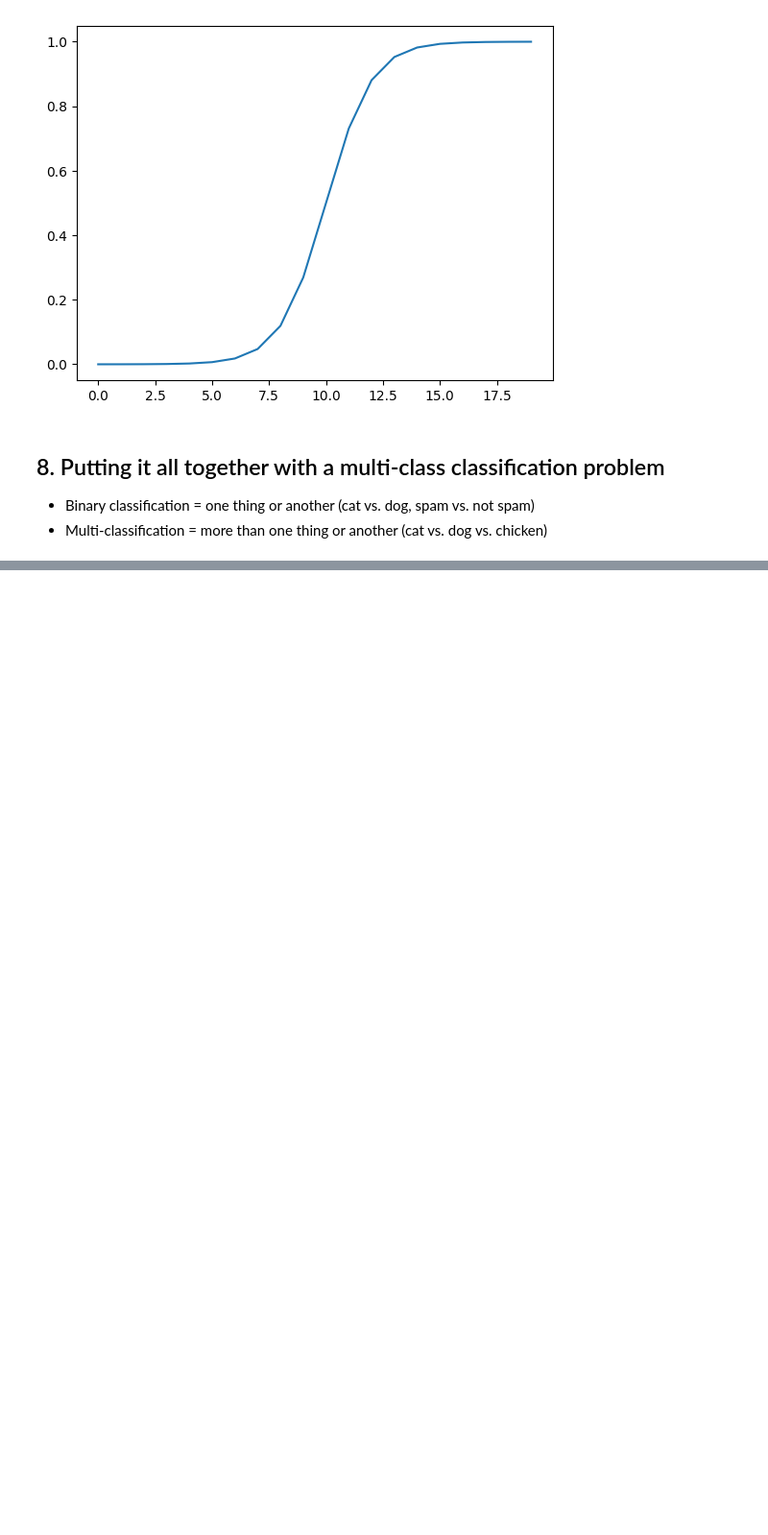
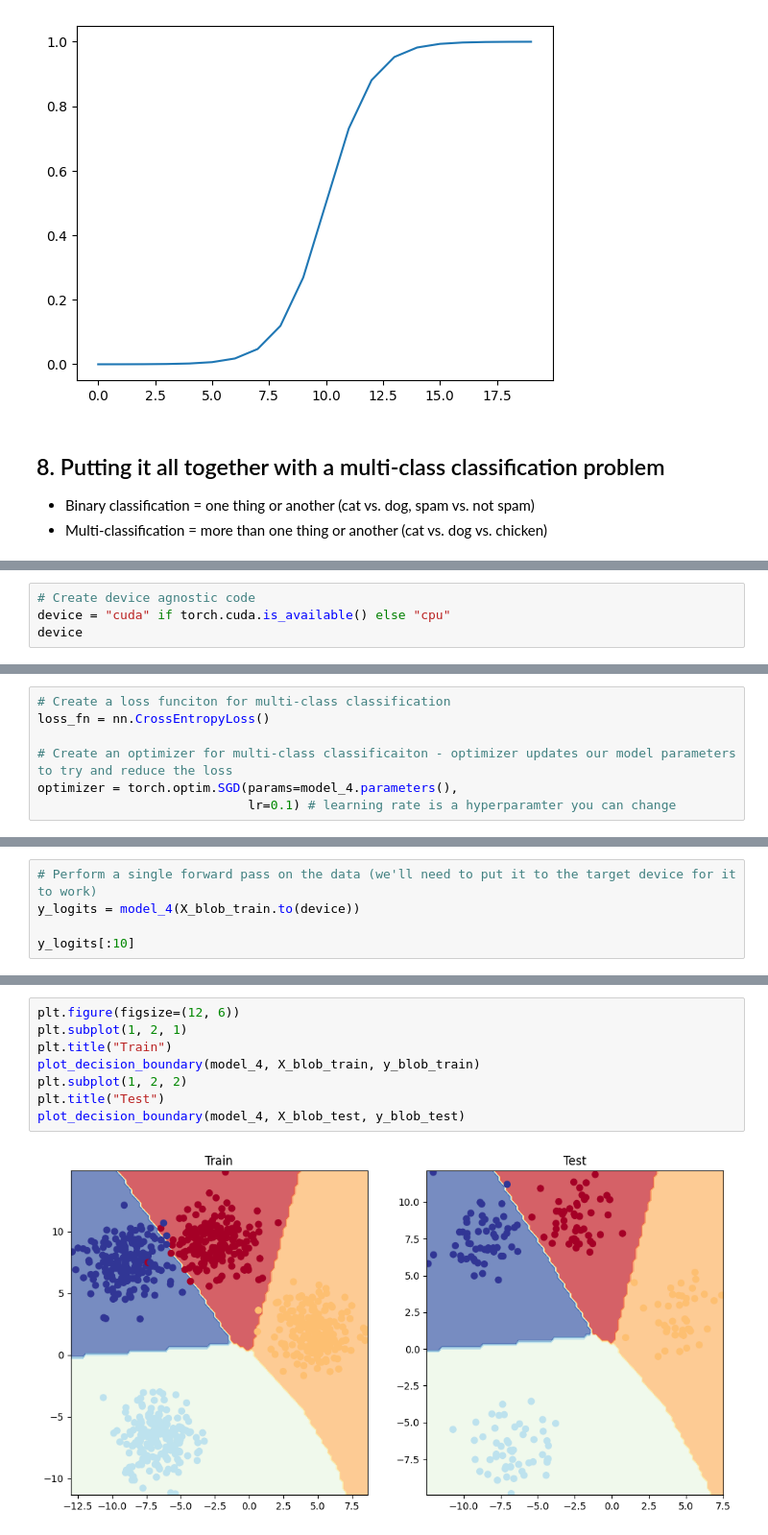
Before and after one commit to Carsoboss/pytorch_fundamentals, a Jupyter notebook: 02_pytorch_classification.ipynb, the cells around one changed output, grey strips where cells are left out. Shown at 96% size. Cells and saved outputs as stored; diff of their text form; blank space fills up the shorter version.

```diff
--- a/02_pytorch_classification.ipynb
+++ b/02_pytorch_classification.ipynb
@@ -988,0 +994,4 @@ plt.scatter(X_blob[:, 0], X_blob[:, 1], c=y_blob, cmap=plt.cm.RdYlBu);
+# %%
+# Create device agnostic code
+device = "cuda" if torch.cuda.is_available() else "cpu"
+device
@@ -988,0 +1051,7 @@ plt.scatter(X_blob[:, 0], X_blob[:, 1], c=y_blob, cmap=plt.cm.RdYlBu);
+# %%
+# Create a loss funciton for multi-class classification
+loss_fn = nn.CrossEntropyLoss()
+
+# Create an optimizer for multi-class classificaiton - optimizer updates our model parameters to try and reduce the loss
+optimizer = torch.optim.SGD(params=model_4.parameters(),
+                            lr=0.1) # learning rate is a hyperparamter you can change
@@ -988,0 +1063,5 @@ plt.scatter(X_blob[:, 0], X_blob[:, 1], c=y_blob, cmap=plt.cm.RdYlBu);
+# %%
+# Perform a single forward pass on the data (we'll need to put it to the target device for it to work)
+y_logits = model_4(X_blob_train.to(device))
+
+y_logits[:10]
@@ -988,0 +1238,10 @@ plt.scatter(X_blob[:, 0], X_blob[:, 1], c=y_blob, cmap=plt.cm.RdYlBu);
+# %%
+plt.figure(figsize=(12, 6))
+plt.subplot(1, 2, 1)
+plt.title("Train")
+plot_decision_boundary(model_4, X_blob_train, y_blob_train)
+plt.subplot(1, 2, 2)
+plt.title("Test")
+plot_decision_boundary(model_4, X_blob_test, y_blob_test)
+# %% [output]
+[figure, added]
```
Also changed, not shown: parts of 34 cells of this notebook.
